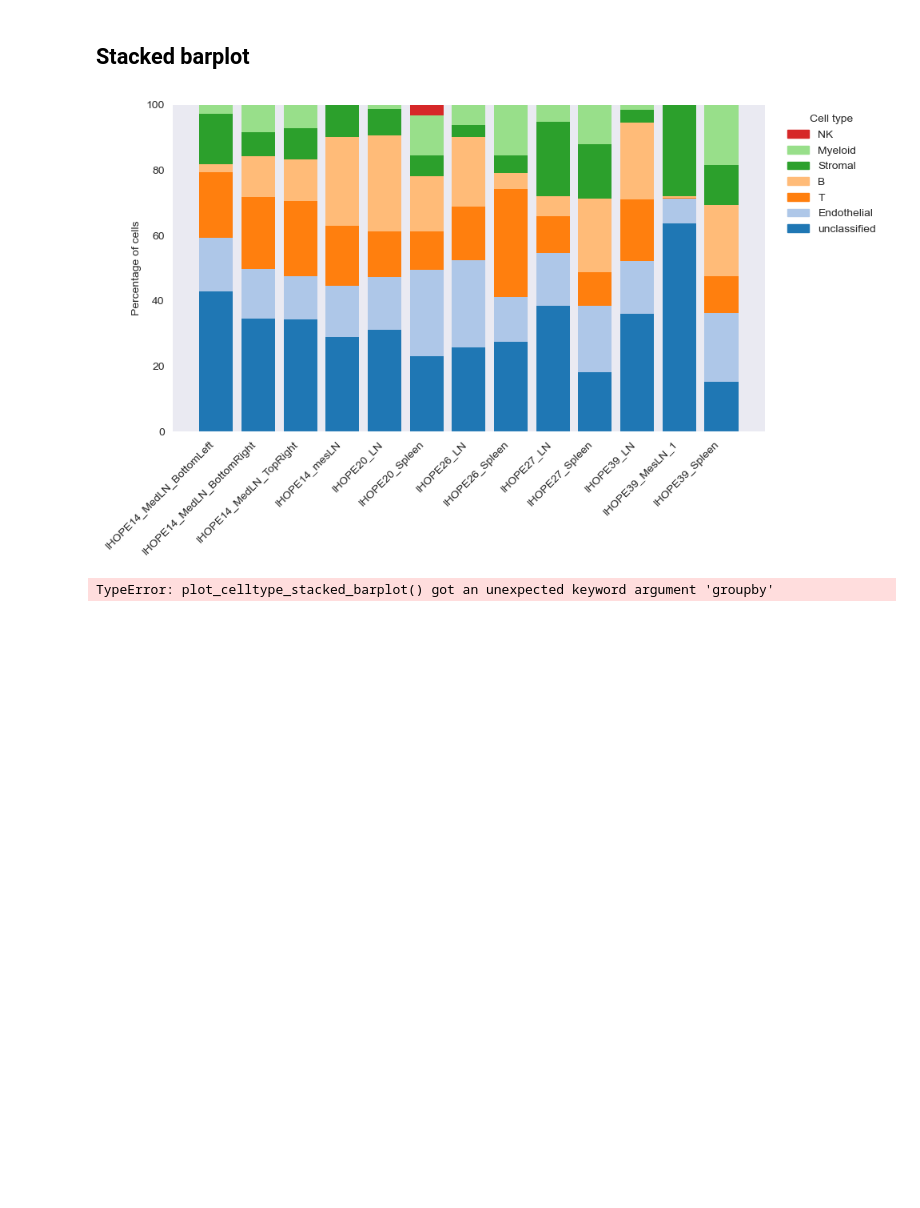
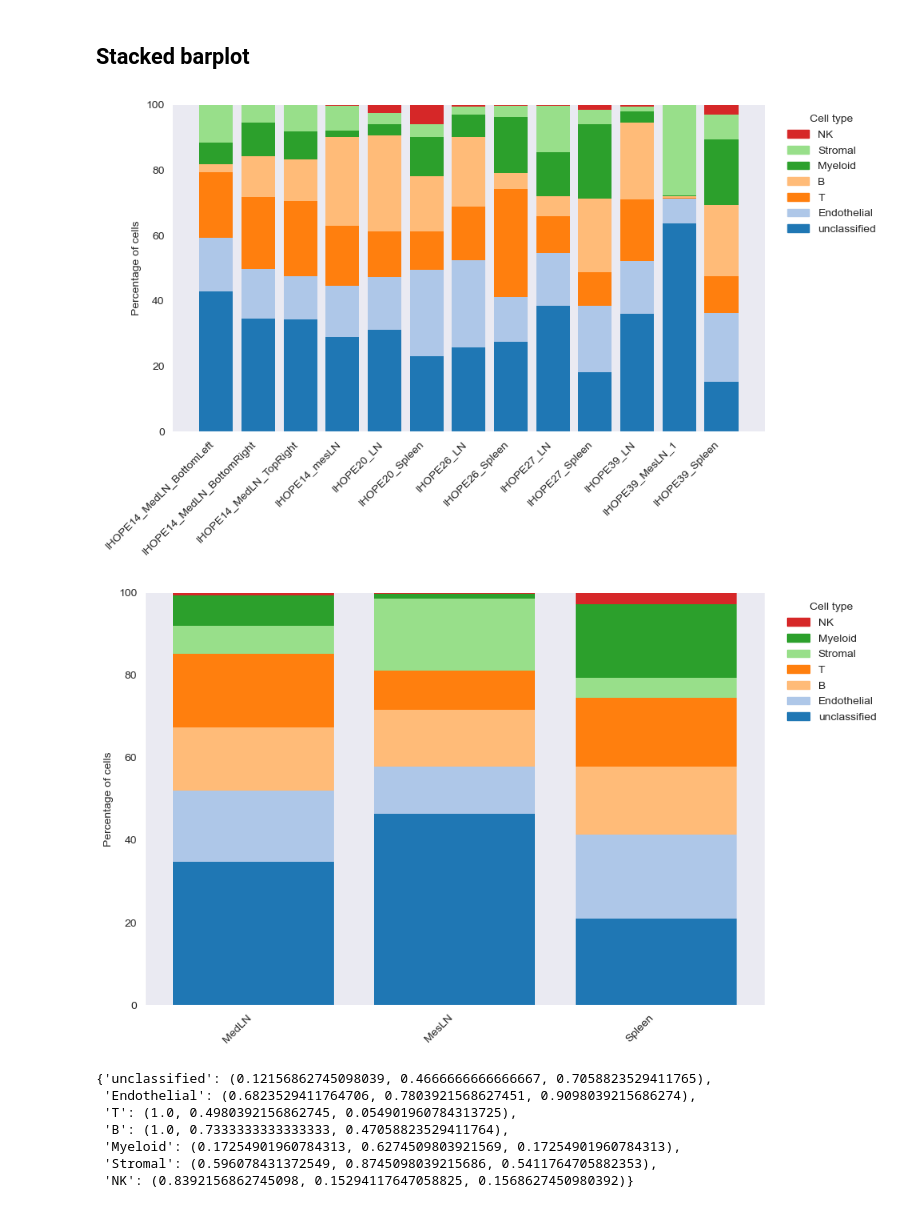
Before and after one commit to EmmyRamsesBerg/IHOPE_SpatialProteomics, a Jupyter notebook: notebooks/Sample_comparison_IHOPE.ipynb, the cells around one changed output. Saved outputs shown, nothing was run; the diff lists cells and outputs as text; code cells hidden in the pictures; blank space fills up the shorter version.

```diff
--- a/notebooks/Sample_comparison_IHOPE.ipynb
+++ b/notebooks/Sample_comparison_IHOPE.ipynb
@@ -53,19 +55,19 @@ name_map = {
 # %%
 # Can of course change later to make the plot look prettier
 name_map = {
-    "celltype_summary_IHOPE14_MedLN_BottomLeft_filtered_arcsinh_cf5.0_IHOPE_NEW_summary.csv": "IHOPE14_MedLN_BottomLeft",
-    "celltype_summary_IHOPE14_MedLN_BottomRight_filtered_arcsinh_cf5.0_IHOPE_NEW_summary.csv": "IHOPE14_MedLN_BottomRight",
-    "celltype_summary_IHOPE14_MedLN_TopRight_filtered_arcsinh_cf5.0_IHOPE_NEW_summary.csv": "IHOPE14_MedLN_TopRight",
-    "celltype_summary_IHOPE14_mesLN_filtered_arcsinh_cf5.0_IHOPE_NEW_summary.csv": "IHOPE14_mesLN",
-    "celltype_summary_IHOPE20_LN_filtered_arcsinh_cf5.0_IHOPE_NEW_summary.csv": "IHOPE20_LN",
-    "celltype_summary_IHOPE20_Spleen_filtered_arcsinh_cf5.0_IHOPE_NEW_summary.csv": "IHOPE20_Spleen",
-    "celltype_summary_IHOPE26_LN_filtered_arcsinh_cf5.0_IHOPE_NEW_summary.csv": "IHOPE26_LN",
-    "celltype_summary_IHOPE26_Spleen_filtered_arcsinh_cf5.0_IHOPE_NEW_summary.csv": "IHOPE26_Spleen",
-    "celltype_summary_IHOPE27_LN_filtered_arcsinh_cf5.0_IHOPE_NEW_summary.csv": "IHOPE27_LN",
-    "celltype_summary_IHOPE27_Spleen_filtered_arcsinh_cf5.0_IHOPE_NEW_summary.csv": "IHOPE27_Spleen",
-    "celltype_summary_IHOPE39_LN_filtered_arcsinh_cf5.0_IHOPE_NEW_summary.csv": "IHOPE39_LN",
-    "celltype_summary_IHOPE39_MesLN_1_filtered_arcsinh_cf5.0_IHOPE_NEW_summary.csv": "IHOPE39_MesLN_1",
-    "celltype_summary_IHOPE39_Spleen_filtered_arcsinh_cf5.0_IHOPE_NEW_summary.csv": "IHOPE39_Spleen",
+    "celltype_summary_IHOPE14_MedLN_BottomLeft_filtered_arcsinh_cf5.0_IHOPE_NEW_debugged_summary.csv": "IHOPE14_MedLN_BottomLeft",
+    "celltype_summary_IHOPE14_MedLN_BottomRight_filtered_arcsinh_cf5.0_IHOPE_NEW_debugged_summary.csv": "IHOPE14_MedLN_BottomRight",
+    "celltype_summary_IHOPE14_MedLN_TopRight_filtered_arcsinh_cf5.0_IHOPE_NEW_debugged_summary.csv": "IHOPE14_MedLN_TopRight",
+    "celltype_summary_IHOPE14_mesLN_filtered_arcsinh_cf5.0_IHOPE_NEW_debugged_summary.csv": "IHOPE14_mesLN",
+    "celltype_summary_IHOPE20_LN_filtered_arcsinh_cf5.0_IHOPE_NEW_debugged_summary.csv": "IHOPE20_LN",
+    "celltype_summary_IHOPE20_Spleen_filtered_arcsinh_cf5.0_IHOPE_NEW_debugged_summary.csv": "IHOPE20_Spleen",
+    "celltype_summary_IHOPE26_LN_filtered_arcsinh_cf5.0_IHOPE_NEW_debugged_summary.csv": "IHOPE26_LN",
+    "celltype_summary_IHOPE26_Spleen_filtered_arcsinh_cf5.0_IHOPE_NEW_debugged_summary.csv": "IHOPE26_Spleen",
+    "celltype_summary_IHOPE27_LN_filtered_arcsinh_cf5.0_IHOPE_NEW_debugged_summary.csv": "IHOPE27_LN",
+    "celltype_summary_IHOPE27_Spleen_filtered_arcsinh_cf5.0_IHOPE_NEW_debugged_summary.csv": "IHOPE27_Spleen",
+    "celltype_summary_IHOPE39_LN_filtered_arcsinh_cf5.0_IHOPE_NEW_debugged_summary.csv": "IHOPE39_LN",
+    "celltype_summary_IHOPE39_MesLN_1_filtered_arcsinh_cf5.0_IHOPE_NEW_debugged_summary.csv": "IHOPE39_MesLN_1",
+    "celltype_summary_IHOPE39_Spleen_filtered_arcsinh_cf5.0_IHOPE_NEW_debugged_summary.csv": "IHOPE39_Spleen",
 }
 # %%
 file_map = {
@@ -214,18 +230,30 @@ plot_celltype_heatmap(
 # %%
 importlib.reload(comparison)
 from scripts.comparison import plot_celltype_stacked_barplot
 
-palette = plot_celltype_stacked_barplot(df, levels=["type"])
+palette = plot_celltype_stacked_barplot(
+    df,
+    levels=["type"],
+    ylim=(0,100)
+)
 
 plot_celltype_stacked_barplot(
     df,
     levels=["type"],
-    groupby="tissue",
-    palette=palette
+    x="tissue",
+    palette=palette,
+    ylim=(0, 100)
 )
 # %% [output]
-[figure, old version]
+[figure, new version]
+[figure, added]
-TypeError: plot_celltype_stacked_barplot() got an unexpected keyword argument 'groupby'
+{'unclassified': (0.12156862745098039, 0.4666666666666667, 0.7058823529411765),
+ 'Endothelial': (0.6823529411764706, 0.7803921568627451, 0.9098039215686274),
+ 'T': (1.0, 0.4980392156862745, 0.054901960784313725),
+ 'B': (1.0, 0.7333333333333333, 0.47058823529411764),
+ 'Myeloid': (0.17254901960784313, 0.6274509803921569, 0.17254901960784313),
+ 'Stromal': (0.596078431372549, 0.8745098039215686, 0.5411764705882353),
+ 'NK': (0.8392156862745098, 0.15294117647058825, 0.1568627450980392)}
 # %%
 importlib.reload(comparison)
 from scripts.comparison import plot_celltype_stacked_barplot
```
Also changed, not shown: parts of 14 cells of this notebook.
